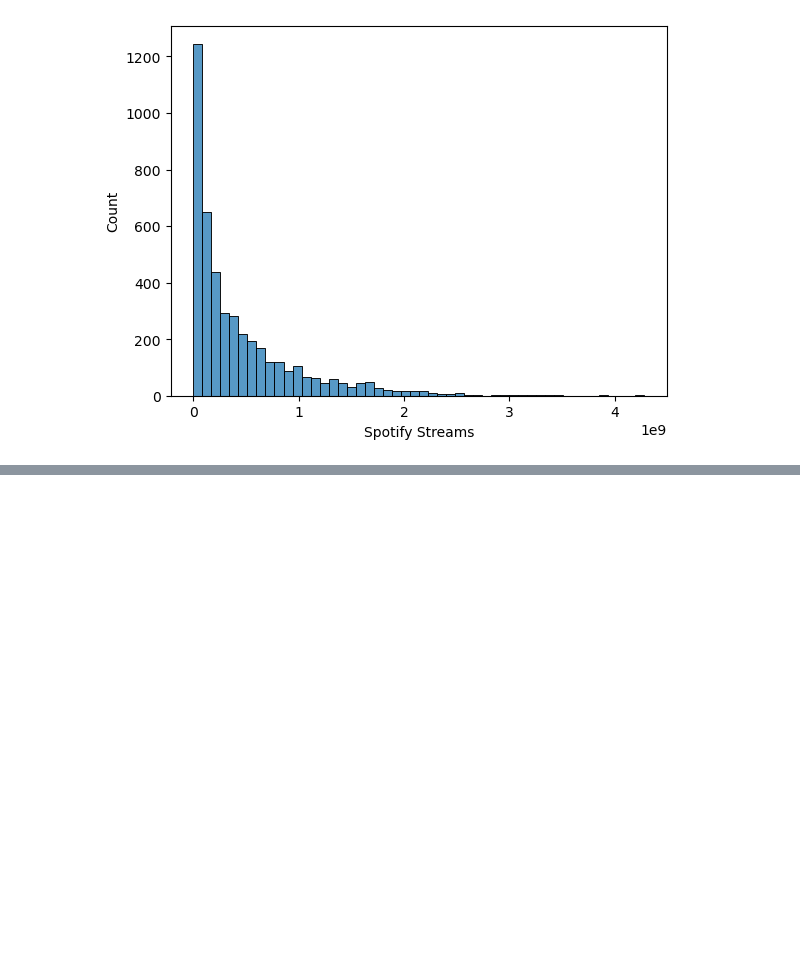
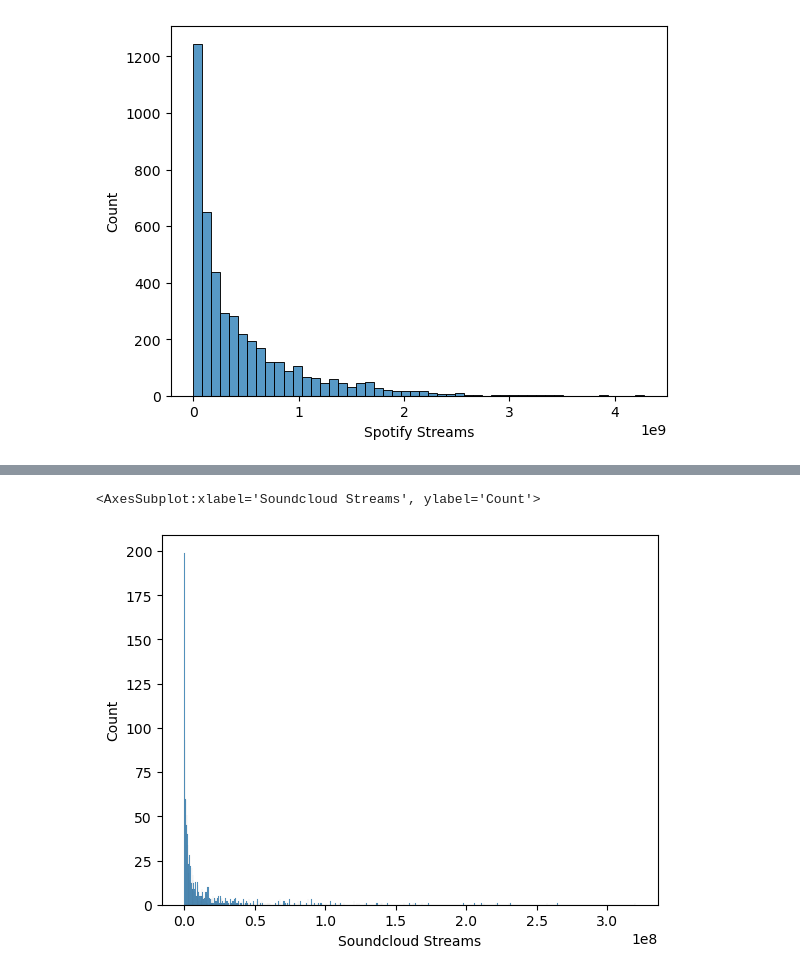
Before and after one commit to Google-Stein/CCIC-Artificial-Intelligence, a Jupyter notebook: Semester 1/Spotify/Spotify2024.ipynb, the cells around one changed output, grey strips where cells are left out. Saved outputs shown, nothing was run; the diff lists cells and outputs as text; code cells hidden in the pictures; blank space fills up the shorter version.

```diff
--- a/Semester 1/Spotify/Spotify2024.ipynb
+++ b/Semester 1/Spotify/Spotify2024.ipynb
@@ -36,0 +37,4 @@ numpy.float64
+# %%
+data["Soundcloud Streams"] = data["Soundcloud Streams"].str.replace(',','')
+data["Soundcloud Streams"] = pd.to_numeric(data["Soundcloud Streams"], errors="coerce")
+type(data.loc[0]["Soundcloud Streams"])
@@ -36,0 +43,4 @@ numpy.float64
+# %%
+data["All Time Rank"] = data["All Time Rank"].str.replace(',','')
+data["All Time Rank"] = pd.to_numeric(data["All Time Rank"], errors="coerce")
+type(data.loc[0]["All Time Rank"])
@@ -185,0 +197,5 @@ sns.histplot(data=data, x="Shazam Counts", bins=1000, kde=False)
+# %%
+sns.histplot(data=data, x="Soundcloud Streams", bins=1000, kde=False)
+# %% [output]
+<AxesSubplot:xlabel='Soundcloud Streams', ylabel='Count'>
+[figure, added]
```
Also changed, not shown: parts of 9 cells of this notebook.
